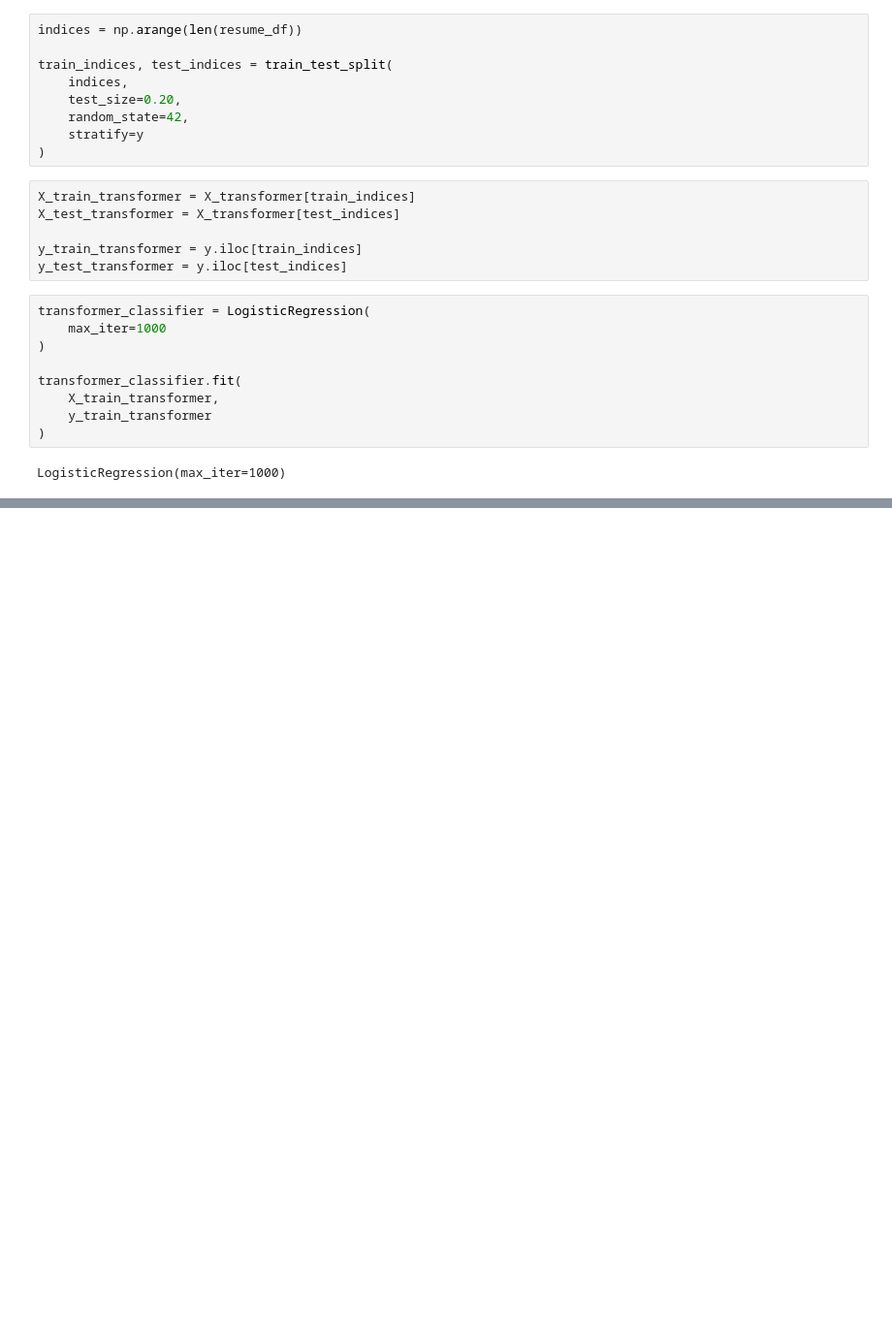
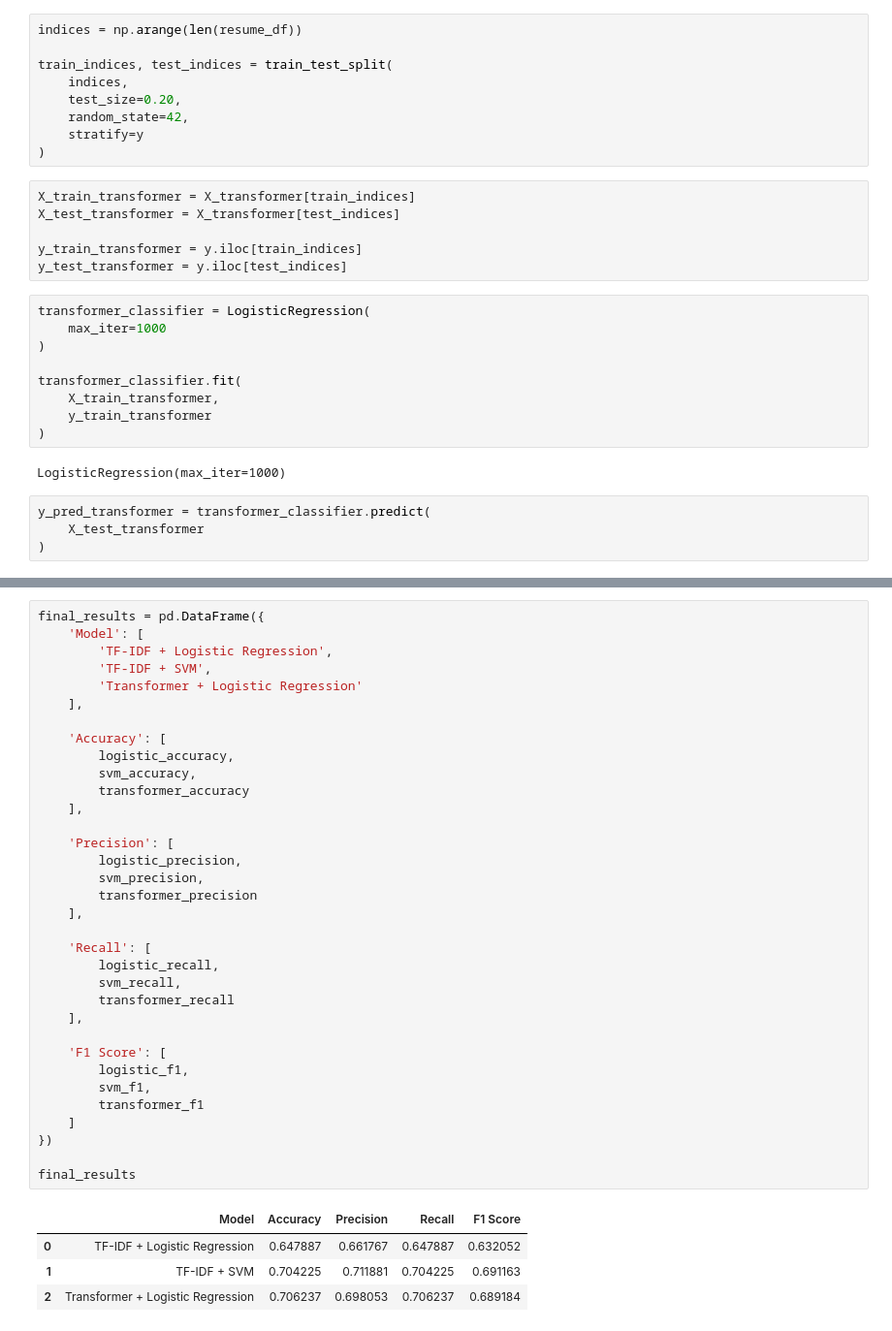
Before and after one commit to Savindi2002/CV-Analyzer-Job-Matching, a Jupyter notebook: CV_Analyzer.ipynb, the cells around one changed output, grey strips where cells are left out. Shown at 97% size. Drawn from its saved outputs; the diff is of its cells as text; blank space fills up the shorter version.

Commit message:
FINAL MODEL COMPARISON

```diff
--- a/CV_Analyzer.ipynb
+++ b/CV_Analyzer.ipynb
@@ -703,3 +703,7 @@ transformer_classifier.fit(
 )
 # %% [output]
 LogisticRegression(max_iter=1000)
+# %%
+y_pred_transformer = transformer_classifier.predict(
+    X_test_transformer
+)
@@ -705,0 +747,39 @@ LogisticRegression(max_iter=1000)
+# %%
+final_results = pd.DataFrame({
+    'Model': [
+        'TF-IDF + Logistic Regression',
+        'TF-IDF + SVM',
+        'Transformer + Logistic Regression'
+    ],
+
+    'Accuracy': [
+        logistic_accuracy,
+        svm_accuracy,
+        transformer_accuracy
+    ],
+
+    'Precision': [
+        logistic_precision,
+        svm_precision,
+        transformer_precision
+    ],
+
+    'Recall': [
+        logistic_recall,
+        svm_recall,
+        transformer_recall
+    ],
+
+    'F1 Score': [
+        logistic_f1,
+        svm_f1,
+        transformer_f1
+    ]
+})
+
+final_results
+# %% [output]
+|  | Model | Accuracy | Precision | Recall | F1 Score |
+| 0 | TF-IDF + Logistic Regression | 0.647887 | 0.661767 | 0.647887 | 0.632052 |
+| 1 | TF-IDF + SVM | 0.704225 | 0.711881 | 0.704225 | 0.691163 |
+| 2 | Transformer + Logistic Regression | 0.706237 | 0.698053 | 0.706237 | 0.689184 |
```
Also changed, not shown: parts of 1 cell of this notebook.
